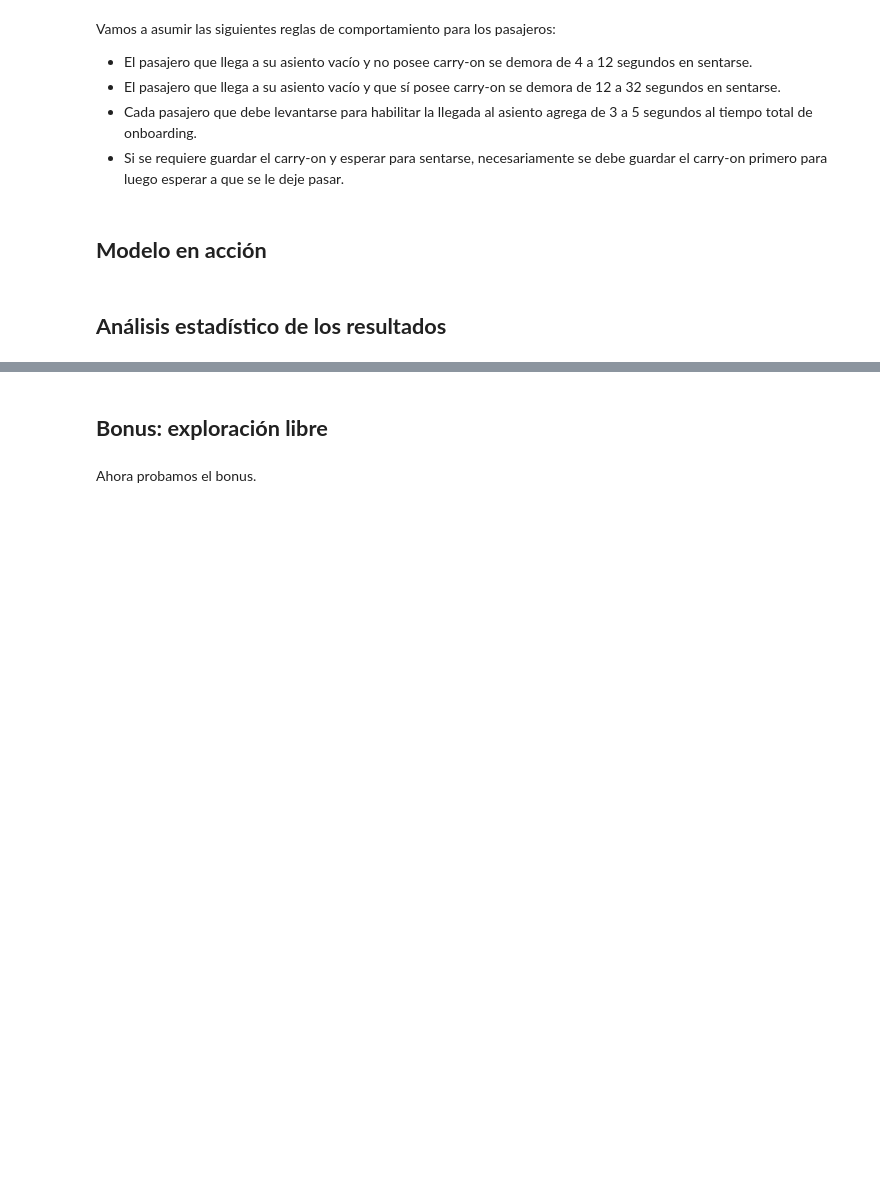
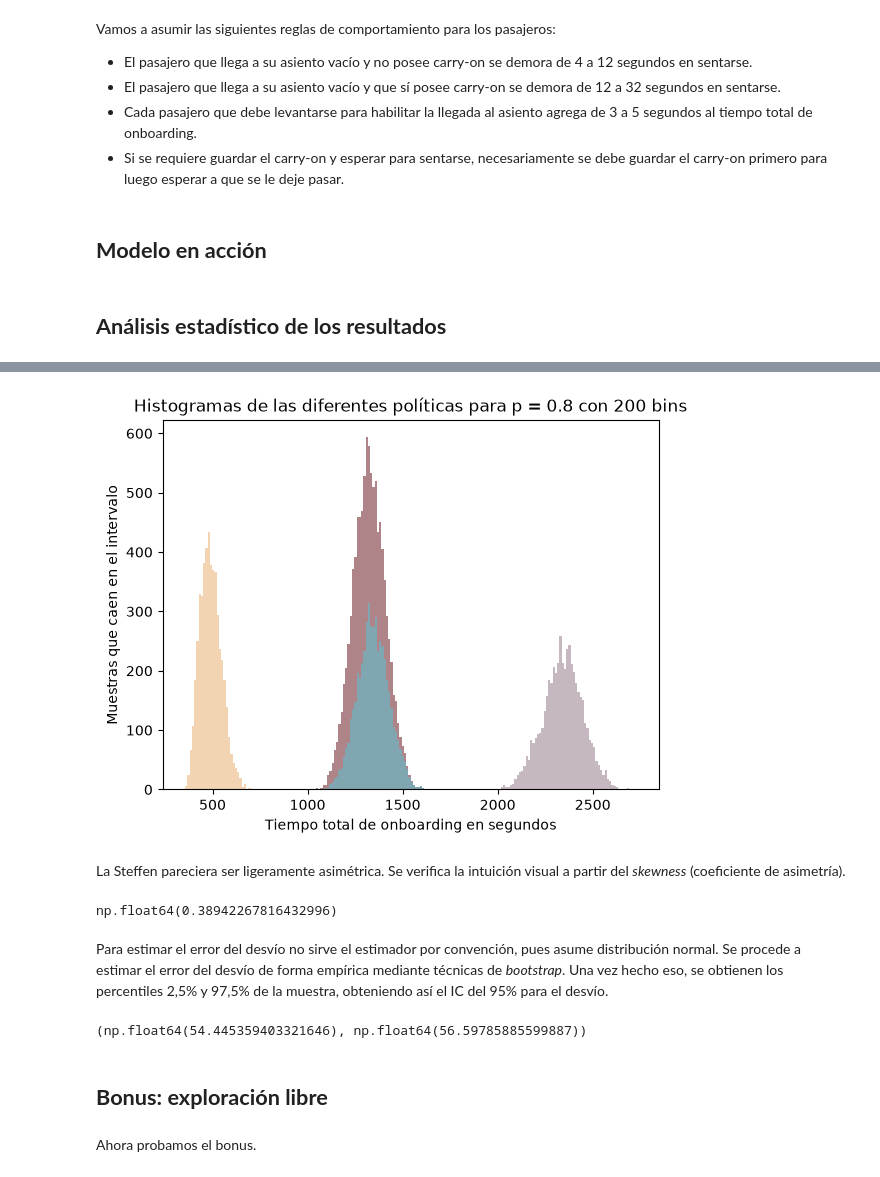
Before and after one commit to ArielAlzogarayFlores/ACN-TP1, a Jupyter notebook: notebooks/desarrollo.ipynb, the cells around one changed output, grey strips where cells are left out. Saved outputs shown, nothing was run; the diff lists cells and outputs as text; code cells hidden in the pictures; blank space fills up the shorter version.

```diff
--- a/notebooks/desarrollo.ipynb
+++ b/notebooks/desarrollo.ipynb
@@ -119,0 +105,5 @@ b = leer_carpeta()
+# %%
+from scipy.stats import skew
+
+# Levantamos las simulaciones generadas para p = 0.8
+r = leer_resultados('p_08.txt')
@@ -120,3 +159,38 @@ b = leer_carpeta()
+# %%
+n_bins = 200
+data_btf = r.tiempos('btf')
+data_rand = r.tiempos('rand')
+data_wilma = r.tiempos('wilma')
+data_stfn = r.tiempos('stfn')
+colores = [(140/255, 114/255, 132/255, 0.5),(0, 78/255, 100/255, 0.5),(94/255, 11/255, 21/255, 0.5),(230/255, 170/255, 104/255, 0.5)]
+
+plt.hist(x=[data_btf,data_rand,data_wilma,data_stfn], bins=n_bins, stacked=True, color=colores)
+plt.title("Histogramas de las diferentes políticas para p = 0.8 con 200 bins")
+plt.xlabel("Tiempo total de onboarding en segundos")
+plt.ylabel("Muestras que caen en el intervalo")
+
+plt.show()
+# %% [output]
+[figure, added]
+# %% [markdown]
+La Steffen pareciera ser ligeramente asimétrica. Se verifica la intuición visual a partir del *skewness* (coeficiente de asimetría).
+# %%
+skew(r.politicas['stfn'].tiempos)
+# %% [output]
+np.float64(0.38942267816432996)
+# %% [markdown]
+Para estimar el error del desvío no sirve el estimador por convención, pues asume distribución normal. Se procede a estimar el error del desvío de forma empírica mediante técnicas de *bootstrap*. Una vez hecho eso, se obtienen los percentiles 2,5% y 97,5% de la muestra, obteniendo así el IC del 95% para el desvío.
+# %%
+s_boot = np.zeros(5000)
+
+for i in range(5000):
+    muestra = random.choices(population=r.politicas['stfn'].tiempos, k=5000)
+    s_boot[i] = np.std(muestra, ddof=1)
+
+ic_desvio = (np.percentile(s_boot, 2.5), np.percentile(s_boot, 97.5))
+print(ic_desvio)
+# %% [output]
+(np.float64(54.445359403321646), np.float64(56.59785885599887))
 # %% [markdown]
 ## **Bonus: exploración libre**
 # %% [markdown]
```
Also changed, not shown: parts of 9 cells of this notebook.
